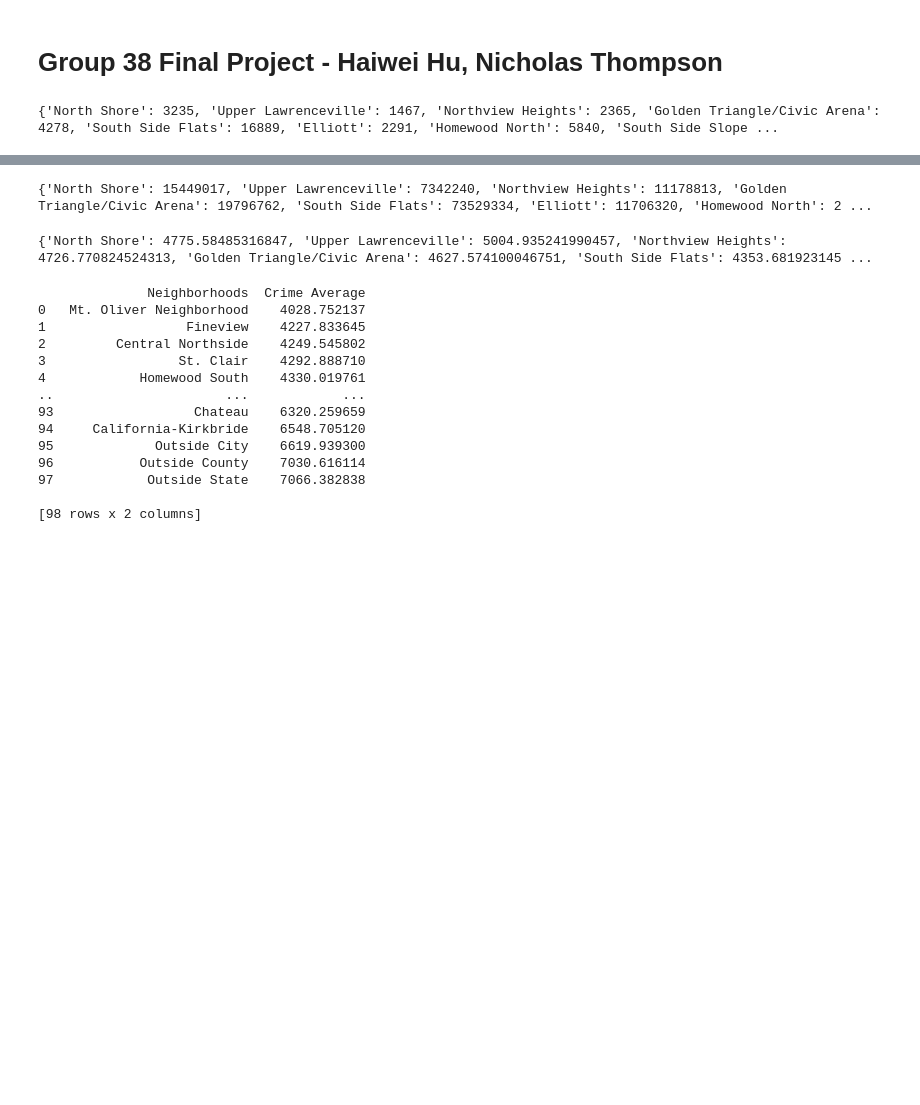
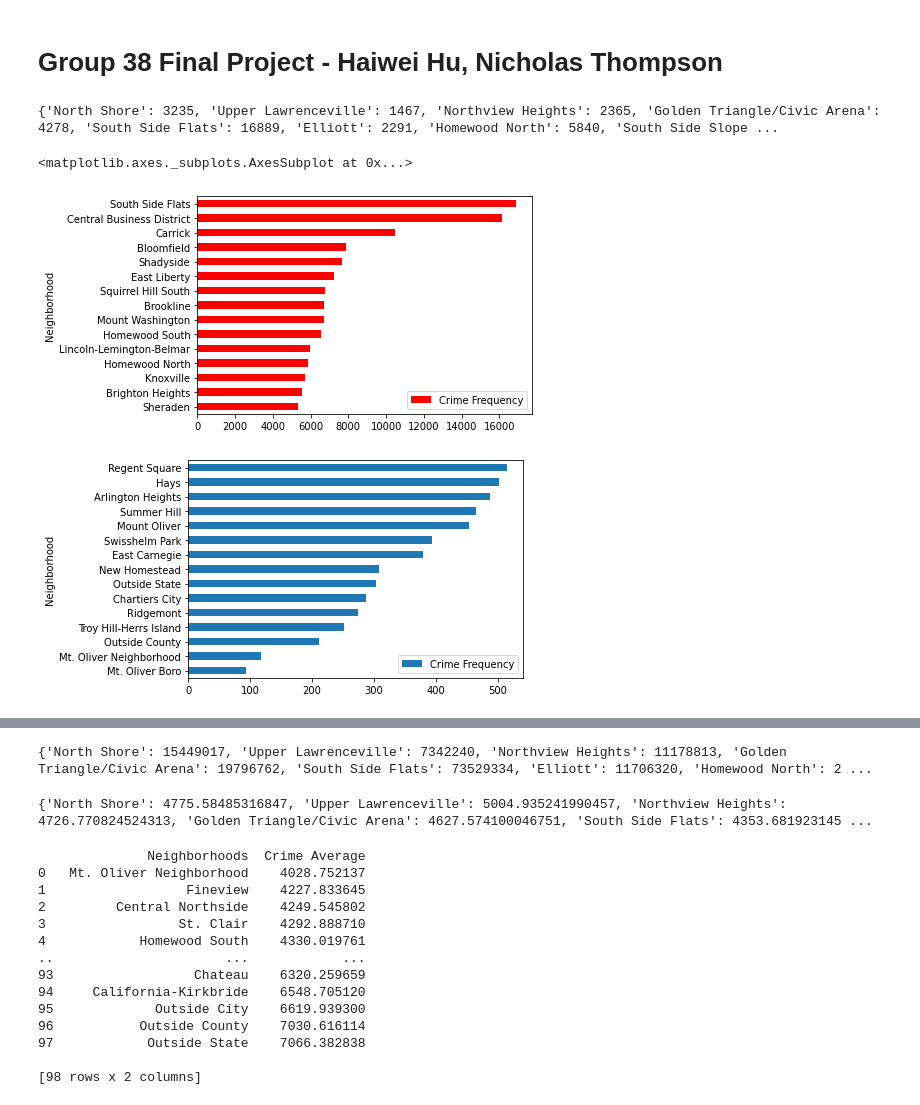
Before and after one commit to xney/0010Final, a Jupyter notebook: final_notebook.ipynb, the cells around one changed output, grey strips where cells are left out. Drawn from its saved outputs; the diff is of its cells as text; code cells hidden in the pictures; blank space fills up the shorter version.

```diff
--- a/final_notebook.ipynb
+++ b/final_notebook.ipynb
@@ -28,3 +26,33 @@ for index, row in incident.iterrows():
 print(incident_dict_neighborhood)
 # %% [output]
 {'North Shore': 3235, 'Upper Lawrenceville': 1467, 'Northview Heights': 2365, 'Golden Triangle/Civic Arena': 4278, 'South Side Flats': 16889, 'Elliott': 2291, 'Homewood North': 5840, 'South Side Slope ...
+# %%
+#now that we have a dictionary with neighborhood names and the average severity of their crimes
+#we should make it into a dataframe
+
+#make the dict into a series, then into a datafram
+neighborhood_crime_frequency = pd.Series(incident_dict_neighborhood).to_frame()
+
+#to name the columns we need to reset the index
+neighborhood_crime_frequency = neighborhood_crime_frequency.reset_index()
+
+#now name the columns
+neighborhood_crime_frequency.columns = ['Neighborhood','Crime Frequency']
+
+#sort the rows by crime average, low to high
+neighborhood_crime_frequency = neighborhood_crime_frequency.sort_values('Crime Frequency')
+
+#remove any NaN values
+neighborhood_crime_frequency = neighborhood_crime_frequency.dropna()
+
+#reorder the index from 0-97
+neighborhood_crime_frequency = neighborhood_crime_frequency.reset_index(drop = True)
+
+#total crime since 2016
+neighborhood_crime_frequency.tail(15).plot.barh(x='Neighborhood', color='red')
+
+neighborhood_crime_frequency.head(15).plot.barh(x='Neighborhood')
+# %% [output]
+<matplotlib.axes._subplots.AxesSubplot at 0x...>
+[figure, added]
+[figure, added]
```
Also changed, not shown: parts of 12 cells of this notebook.
